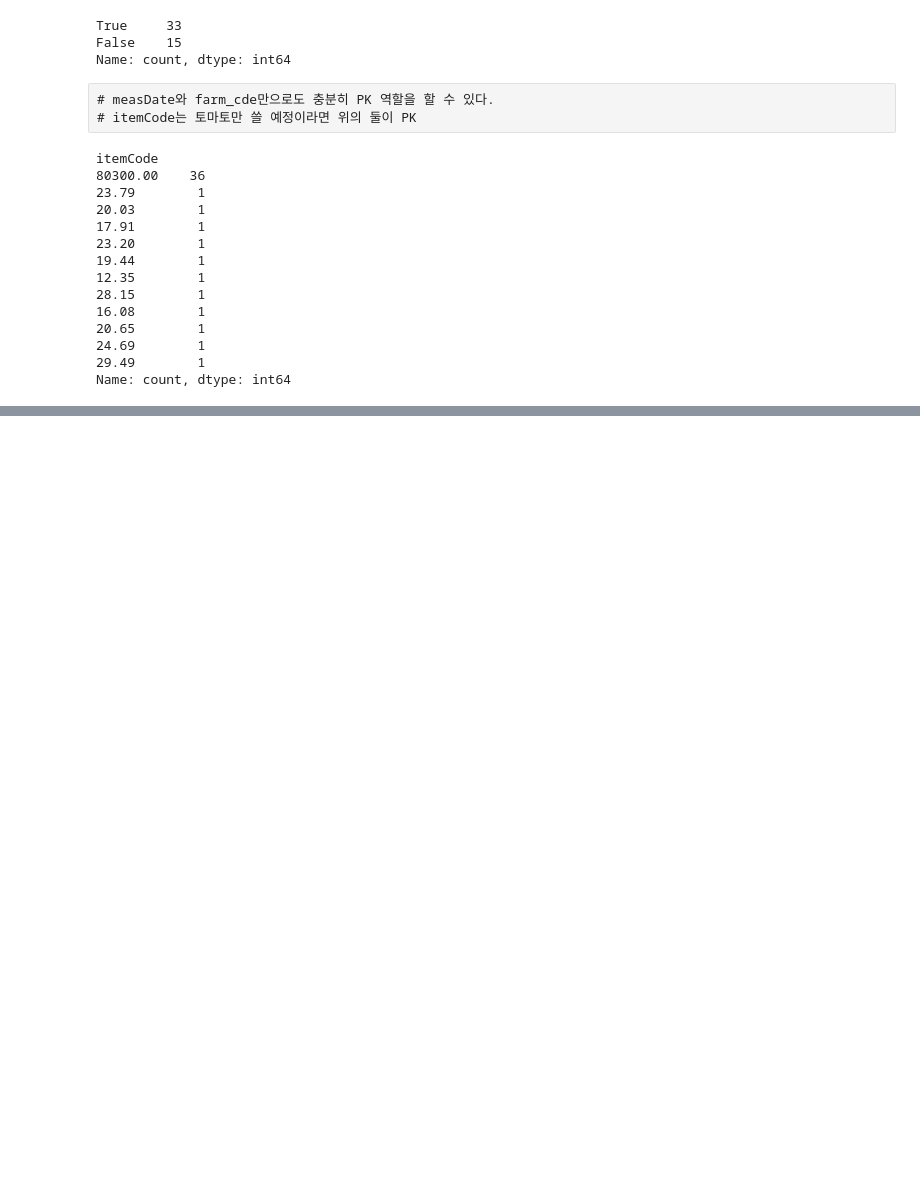
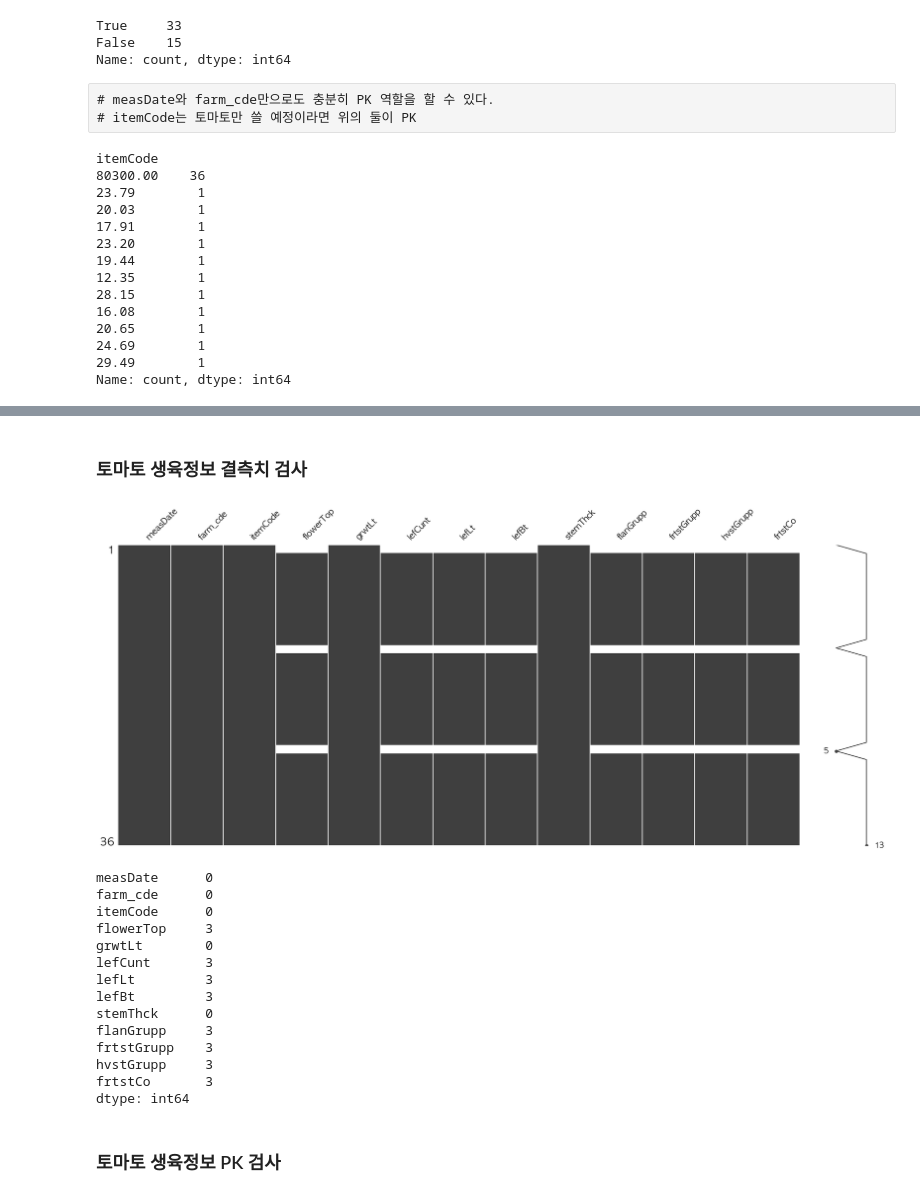
Before and after one commit to cye2020/Smart-Farm-Growth-Analytics, a Jupyter notebook: code/eda/20251031_EDA_cho.ipynb, the cells around one changed output, grey strips where cells are left out. Drawn from its saved outputs; the diff is of its cells as text; code cells hidden in the pictures; blank space fills up the shorter version.

```diff
--- a/code/eda/20251031_EDA_cho.ipynb
+++ b/code/eda/20251031_EDA_cho.ipynb
@@ -185,0 +179,5 @@ Name: count, dtype: int64
+# %%
+tomato_cond = growth_data['itemCode'] == 80300
+tomato_data: pd.DataFrame = growth_data[tomato_cond].copy()
+
+tomato_data.head()
@@ -185,0 +191,23 @@ Name: count, dtype: int64
+# %% [markdown]
+### 토마토 생육정보 결측치 검사
+# %%
+# 결측치 검사: 필터링 이후에 결측치 처리 판단이 달라질 수 있기 때문에
+eda_missing_data(tomato_data)
+# %% [output]
+[figure, added]
+measDate      0
+farm_cde      0
+itemCode      0
+flowerTop     3
+grwtLt        0
+lefCunt       3
+lefLt         3
+lefBt         3
+stemThck      0
+flanGrupp     3
+frtstGrupp    3
+hvstGrupp     3
+frtstCo       3
+dtype: int64
+# %% [markdown]
+### 토마토 생육정보 PK 검사
```
Also changed, not shown: parts of 25 cells of this notebook, 4 other files.
